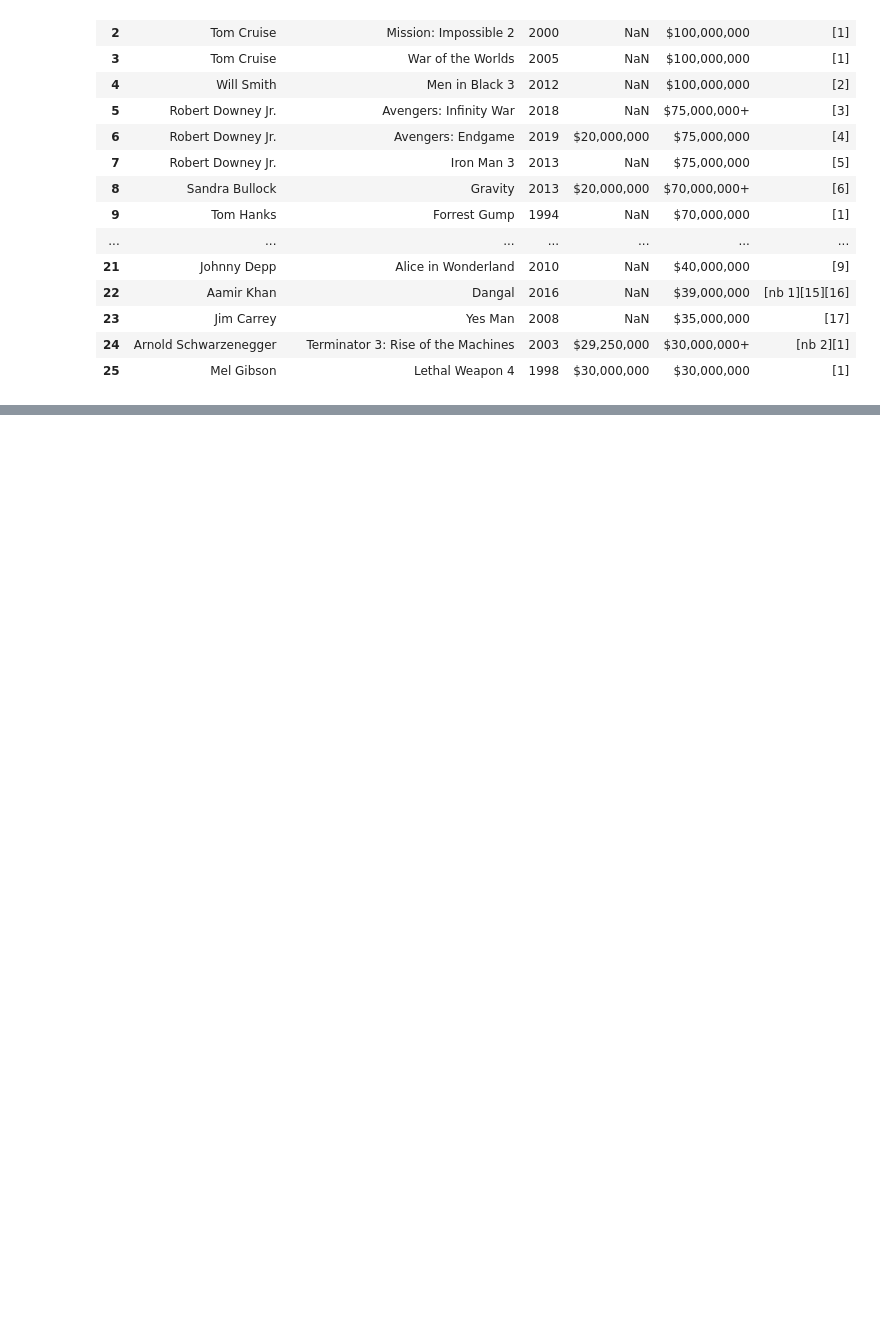
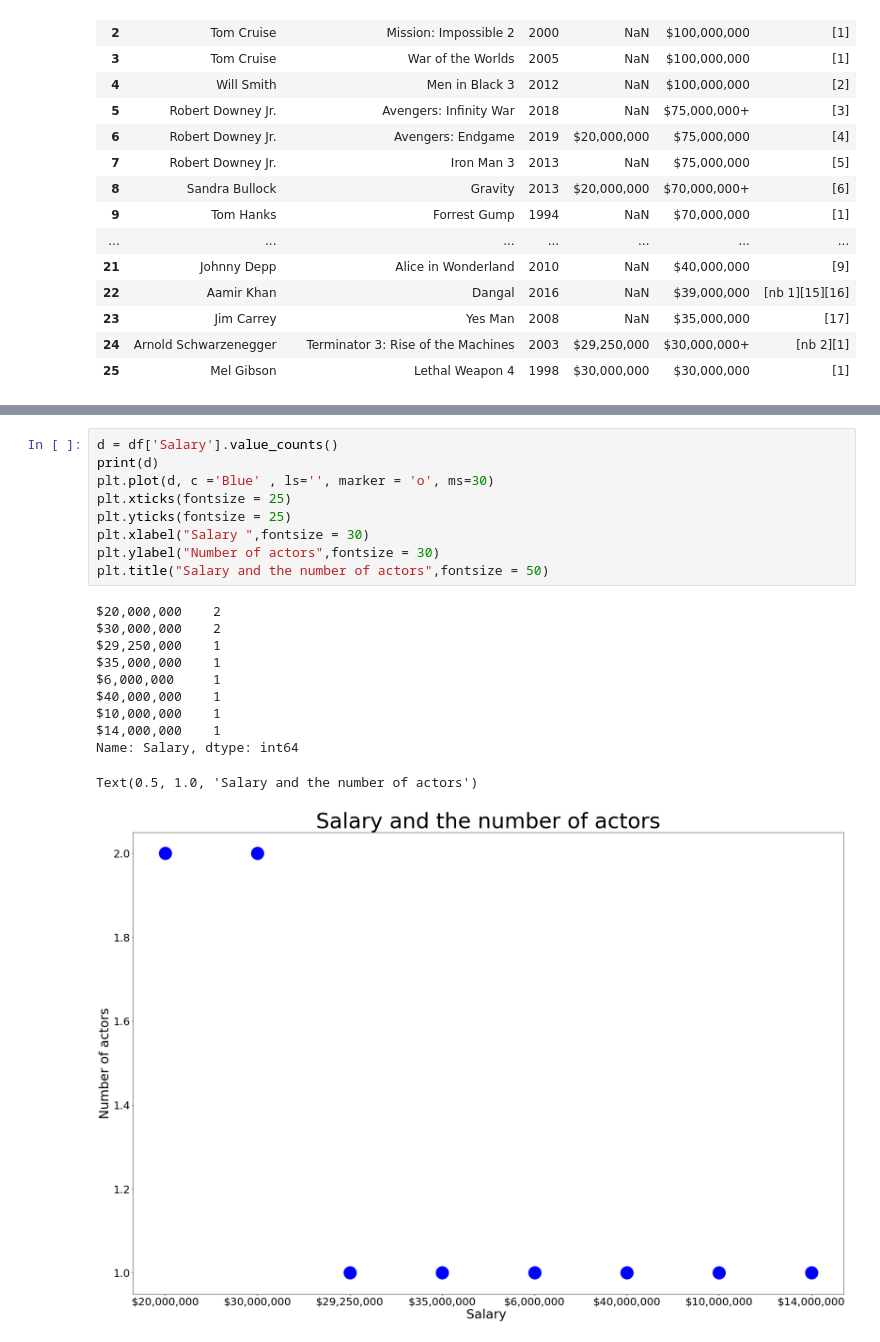
Before and after one commit to Thesavagecoder7784/Statistical-Data-Analysis-With-Pandas, a Jupyter notebook: Actor.ipynb, the cells around one changed output, grey strips where cells are left out. Saved outputs shown, nothing was run; the diff lists cells and outputs as text; blank space fills up the shorter version.

```diff
--- a/Actor.ipynb
+++ b/Actor.ipynb
@@ -123,0 +128,21 @@ Name: Salary, dtype: int64
+# %%
+d = df['Salary'].value_counts()
+print(d)
+plt.plot(d, c ='Blue' , ls='', marker = 'o', ms=30)
+plt.xticks(fontsize = 25)
+plt.yticks(fontsize = 25)
+plt.xlabel("Salary ",fontsize = 30)
+plt.ylabel("Number of actors",fontsize = 30)
+plt.title("Salary and the number of actors",fontsize = 50)
+# %% [output]
+$20,000,000    2
+$30,000,000    2
+$29,250,000    1
+$35,000,000    1
+$6,000,000     1
+$40,000,000    1
+$10,000,000    1
+$14,000,000    1
+Name: Salary, dtype: int64
+Text(0.5, 1.0, 'Salary and the number of actors')
+[figure, added]
```
Also changed, not shown: parts of 8 cells of this notebook.
